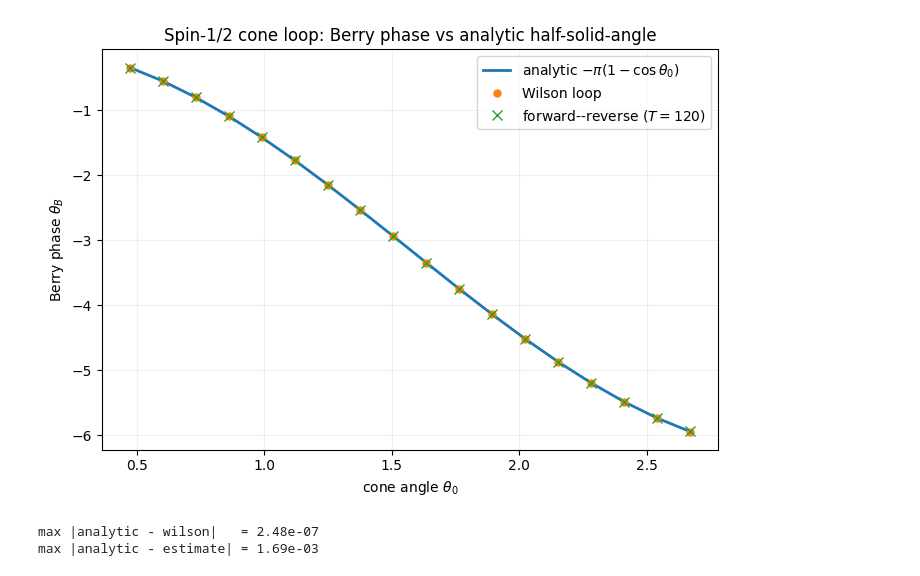
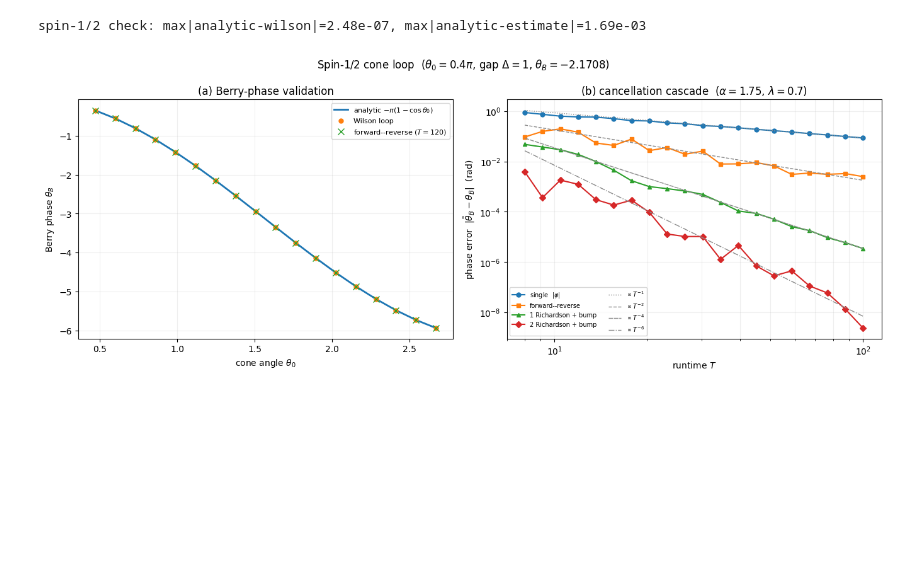
Before and after one commit to CKiumi/berry-phase-cancellation, a Jupyter notebook: experiments.ipynb, the cells around one changed output. Drawn from its saved outputs; the diff is of its cells as text; code cells hidden in the pictures; blank space fills up the shorter version.

```diff
--- a/experiments.ipynb
+++ b/experiments.ipynb
@@ -55,30 +87,41 @@ applied.
 # %%
+fig, (axA, axB) = plt.subplots(1, 2, figsize=(13.6, 5.2))
+
+# (a) Berry-phase validation over the cone angle.
+Tchk = 120.0
 thetas = np.linspace(0.15 * np.pi, 0.85 * np.pi, 18)
-T = 120.0
 analytic, wilson, estimate = [], [], []
 for th in thetas:
     m = SpinHalfLoop(theta0=float(th))
     ref = m.berry_phase
     analytic.append(ref)
     wil = berry_phase_wilson(m)
     wilson.append(ref + (wil - ref + np.pi) % (2 * np.pi) - np.pi)
-    est = _theta_B_forward_reverse(m, T, default_steps(T))
+    est = _theta_B_forward_reverse(m, Tchk, default_steps(Tchk))
     estimate.append(ref + float(wrap_to_half_pi(est - ref)))
+axA.plot(thetas, analytic, "-", lw=2, label=r"analytic $-\pi(1-\cos\theta_0)$")
+axA.plot(thetas, wilson, "o", ms=5, label="Wilson loop")
+axA.plot(thetas, estimate, "x", ms=7, label=rf"forward--reverse ($T={Tchk:.0f}$)")
+axA.set_xlabel(r"cone angle $\theta_0$")
+axA.set_ylabel(r"Berry phase $\theta_B$")
+axA.set_title("(a) Berry-phase validation")
+axA.legend(fontsize=8)
+axA.grid(True, alpha=0.2)
+print(f"spin-1/2 check: max|analytic-wilson|={np.max(np.abs(np.array(analytic)-wilson)):.2e}, "
+      f"max|analytic-estimate|={np.max(np.abs(np.array(analytic)-estimate)):.2e}")
 
-fig, ax = plt.subplots(figsize=(7.0, 5.0))
-ax.plot(thetas, analytic, "-", lw=2, label=r"analytic $-\pi(1-\cos\theta_0)$")
-ax.plot(thetas, wilson, "o", ms=5, label="Wilson loop")
-ax.plot(thetas, estimate, "x", ms=7, label=rf"forward--reverse ($T={T:.0f}$)")
-ax.set_xlabel(r"cone angle $\theta_0$")
-ax.set_ylabel(r"Berry phase $\theta_B$")
-ax.set_title("Spin-1/2 cone loop: Berry phase vs analytic half-solid-angle")
-ax.legend()
-ax.grid(True, alpha=0.2)
+# (b) error-cancellation cascade.
+model = SpinHalfLoop()
+LAM, ALPHA = 0.7, 1.75
+T = np.geomspace(8.0, 100.0, 20)
+cascade_panel(axB, model, T, LAM, ALPHA)
+axB.set_xlim(7.0, 115.0)
+axB.set_title(rf"(b) cancellation cascade  ($\alpha={ALPHA:g}$, $\lambda={LAM:g}$)")
+
+fig.suptitle(rf"Spin-1/2 cone loop  ($\theta_0=0.4\pi$, gap $\Delta=1$, "
+             rf"$\theta_B={model.berry_phase:.4f}$)", fontsize=12)
 fig.tight_layout()
 plt.show()
-print(f"max |analytic - wilson|   = {np.max(np.abs(np.array(analytic) - wilson)):.2e}")
-print(f"max |analytic - estimate| = {np.max(np.abs(np.array(analytic) - estimate)):.2e}")
 # %% [output]
+spin-1/2 check: max|analytic-wilson|=2.48e-07, max|analytic-estimate|=1.69e-03
-[figure, old version]
+[figure, new version]
-max |analytic - wilson|   = 2.48e-07
-max |analytic - estimate| = 1.69e-03
```
Also changed, not shown: parts of 12 cells of this notebook, 1 other file.
